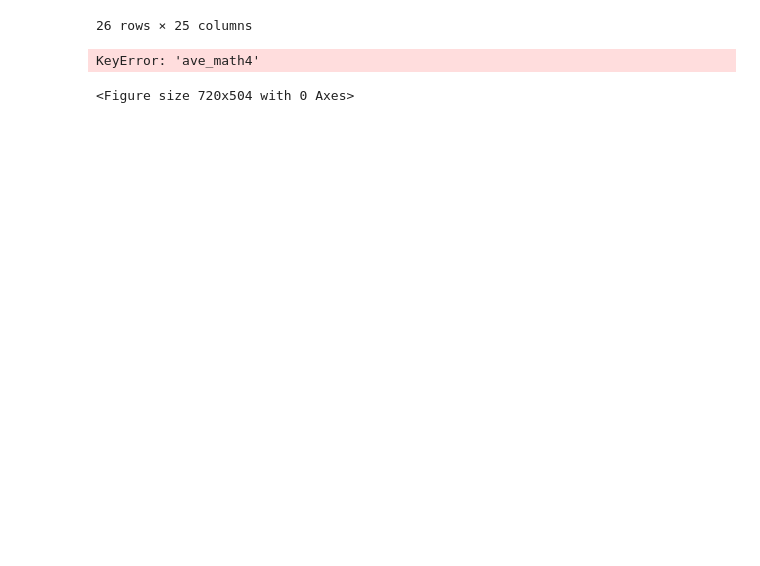
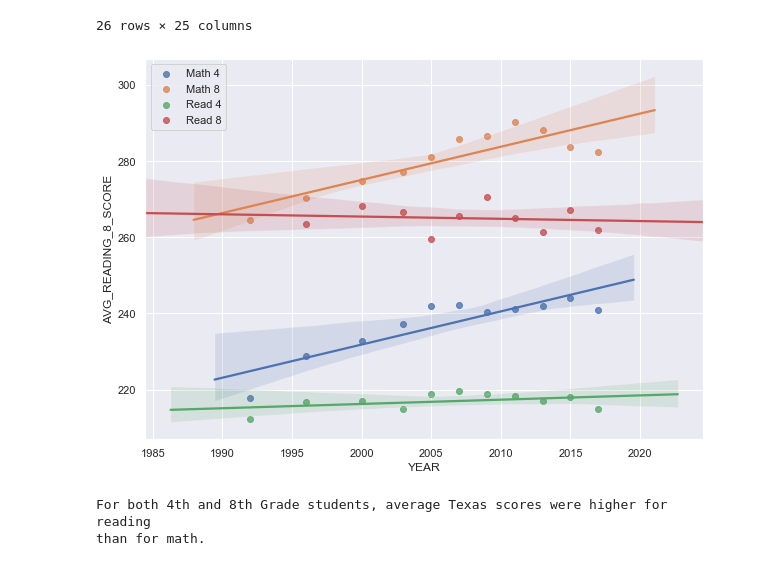
Before and after one commit to colettegabriel/data_science, a Jupyter notebook: Data Exploration 1.ipynb, the cells around one changed output. Cells and saved outputs as stored; diff of their text form; code cells hidden in the pictures; blank space fills up the shorter version.

```diff
--- a/Data Exploration 1.ipynb
+++ b/Data Exploration 1.ipynb
@@ -128,23 +178,27 @@ Texas
 # %%
 Texas['AVG_MATH_4_SCORE'] = Texas['AVG_MATH_4_SCORE']
 
 ave_math4 = Texas['AVG_MATH_4_SCORE']
 ave_math8 = Texas['AVG_MATH_8_SCORE']
 ave_read4 = Texas['AVG_READING_4_SCORE']
 ave_read8 = Texas['AVG_READING_8_SCORE']
 
 
 plt.figure(figsize = (10,7))
 sns.set(color_codes=True)
 sns.color_palette('Set2')
-sns.regplot(x='YEAR', y='ave_math4', data=Texas, label="Math 4")
-sns.regplot(x='YEAR', y='ave_math8', data=Texas, label="Math 8")
+sns.regplot(x='YEAR', y='AVG_MATH_4_SCORE', data=Texas, label="Math 4")
+sns.regplot(x='YEAR', y='AVG_MATH_8_SCORE', data=Texas, label="Math 8")
 
-sns.regplot(x='YEAR', y='ave_read4', data=Texas, label='Read 4')
-sns.regplot(x='YEAR', y='ave_read8', data=Texas, label='Read 8')
+sns.regplot(x='YEAR', y='AVG_READING_4_SCORE', data=Texas, label='Read 4')
+sns.regplot(x='YEAR', y='AVG_READING_8_SCORE', data=Texas, label='Read 8')
 plt.legend()
 
 plt.show()
+
+print('For both 4th and 8th Grade students, average Texas scores were higher for reading')
+print('than for math.')
 # %% [output]
+[figure, added]
-KeyError: 'ave_math4'
+For both 4th and 8th Grade students, average Texas scores were higher for reading
+than for math.
-<Figure size 720x504 with 0 Axes>
```
Also changed, not shown: parts of 2 cells of this notebook.
